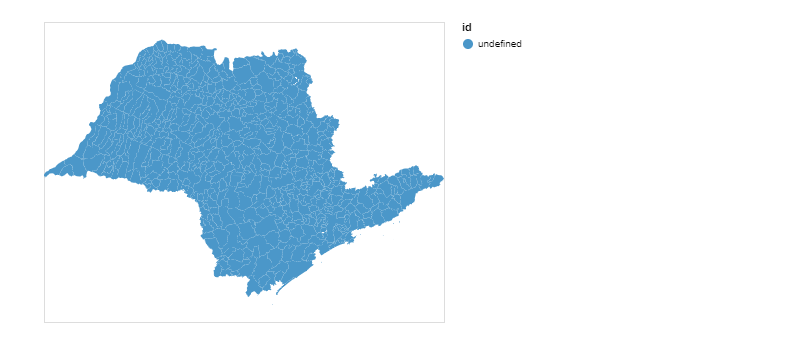
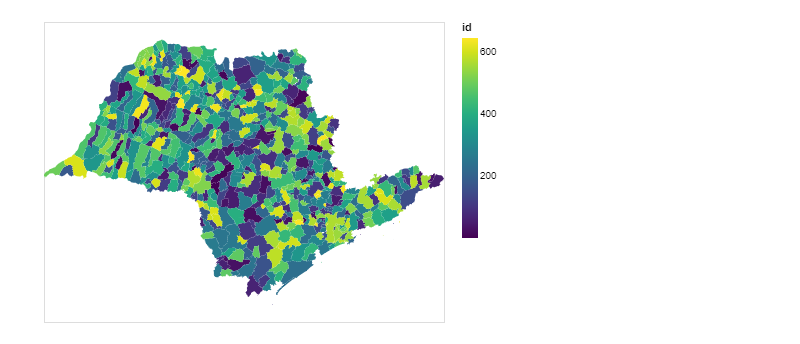
Before and after one commit to GiovaniValdrighi/DataScience_IC, a Jupyter notebook: MapPlot.ipynb, the cells around one changed output. Drawn from its saved outputs; the diff is of its cells as text; code cells hidden in the pictures.

```diff
--- a/MapPlot.ipynb
+++ b/MapPlot.ipynb
@@ -4,7 +4,7 @@ import pandas as pd
 # %%
 sp = alt.topo_feature('https://raw.githubusercontent.com/GiovaniValdrighi/DataScience_IC/master/topojson-sp2.json', 'geojs-35-mun')
 alt.Chart(sp).mark_geoshape().encode(
-    color = 'id:O',
+    color = 'id:Q',
 )
 # %% [output]
-[figure, old version]
+[figure, new version]
```
Also changed, not shown: parts of 21 cells of this notebook.
